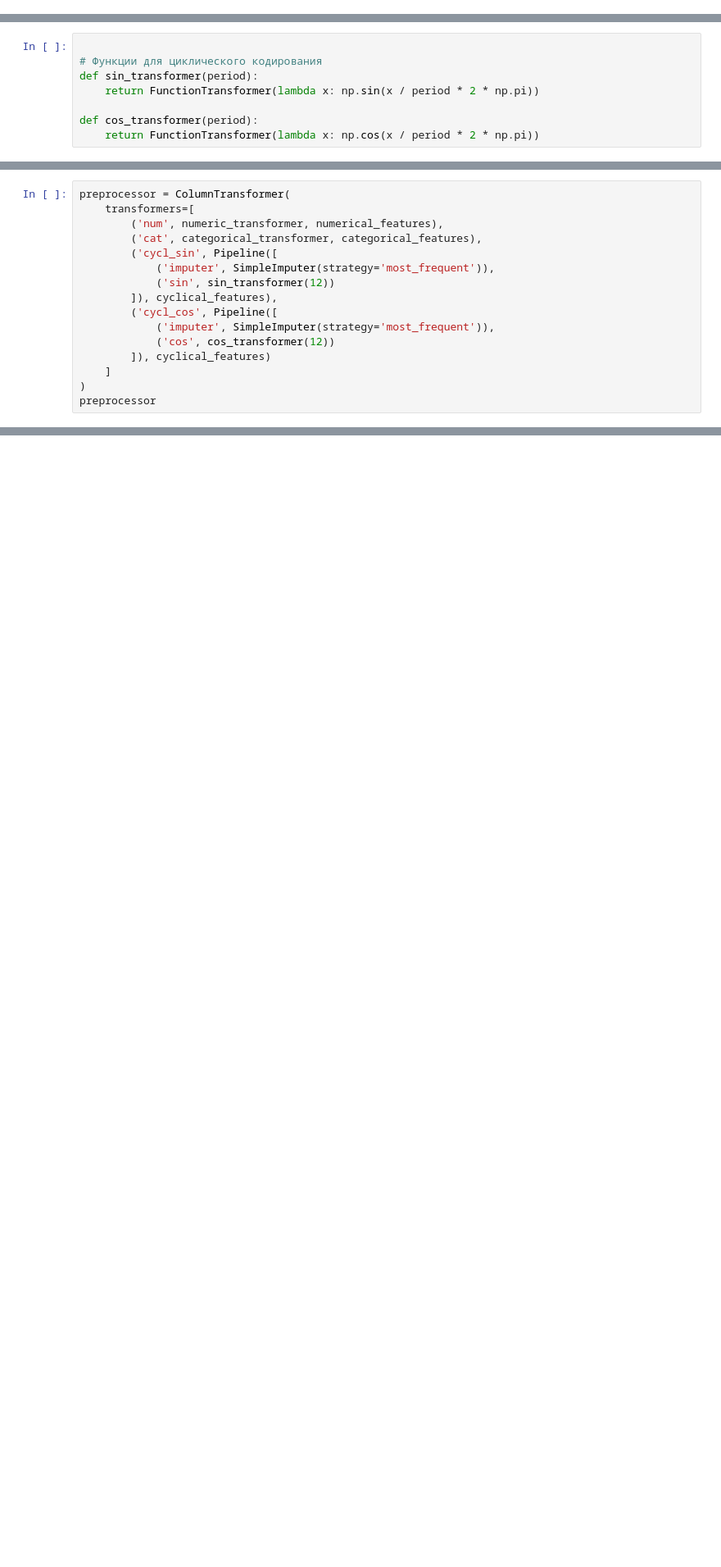
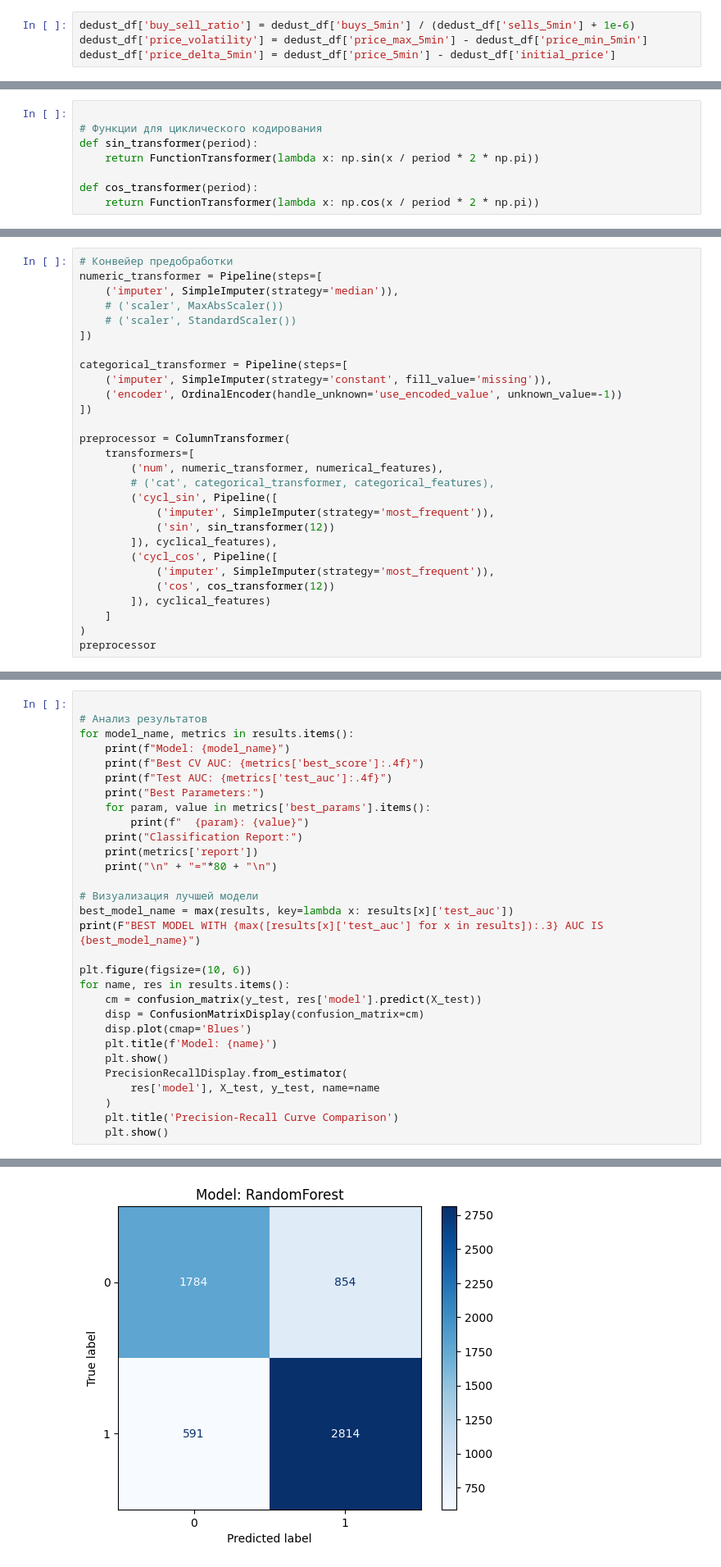
Before and after one commit to YaremusDima/diploma-master, a Jupyter notebook: learn.ipynb, the cells around one changed output, grey strips where cells are left out. Shown at 82% size. Drawn from its saved outputs; the diff is of its cells as text; blank space fills up the shorter version.

```diff
--- a/learn.ipynb
+++ b/learn.ipynb
@@ -119,3 +529,7 @@ df['is_pool_creator'] = df['pool_first_tx_sender'] == df['jetton_first_tx_sender
+# %%
+dedust_df['buy_sell_ratio'] = dedust_df['buys_5min'] / (dedust_df['sells_5min'] + 1e-6)
+dedust_df['price_volatility'] = dedust_df['price_max_5min'] - dedust_df['price_min_5min']
+dedust_df['price_delta_5min'] = dedust_df['price_5min'] - dedust_df['initial_price']
 # %% [markdown]
 # Learn
 # %%
@@ -433,8 +599,20 @@ Likely causes:
 # %%
+# Конвейер предобработки
+numeric_transformer = Pipeline(steps=[
+    ('imputer', SimpleImputer(strategy='median')),
+    # ('scaler', MaxAbsScaler())
+    # ('scaler', StandardScaler())
+])
+
+categorical_transformer = Pipeline(steps=[
+    ('imputer', SimpleImputer(strategy='constant', fill_value='missing')),
+    ('encoder', OrdinalEncoder(handle_unknown='use_encoded_value', unknown_value=-1))
+])
+
 preprocessor = ColumnTransformer(
     transformers=[
         ('num', numeric_transformer, numerical_features),
-        ('cat', categorical_transformer, categorical_features),
+        # ('cat', categorical_transformer, categorical_features),
         ('cycl_sin', Pipeline([
             ('imputer', SimpleImputer(strategy='most_frequent')),
             ('sin', sin_transformer(12))
@@ -466,0 +766,31 @@ ColumnTransformer(transformers=[('num',
+# %%
+
+# Анализ результатов
+for model_name, metrics in results.items():
+    print(f"Model: {model_name}")
+    print(f"Best CV AUC: {metrics['best_score']:.4f}")
+    print(f"Test AUC: {metrics['test_auc']:.4f}")
+    print("Best Parameters:")
+    for param, value in metrics['best_params'].items():
+        print(f"  {param}: {value}")
+    print("Classification Report:")
+    print(metrics['report'])
+    print("\n" + "="*80 + "\n")
+
+# Визуализация лучшей модели
+best_model_name = max(results, key=lambda x: results[x]['test_auc'])
+print(F"BEST MODEL WITH {max([results[x]['test_auc'] for x in results]):.3} AUC IS {best_model_name}")
+
+plt.figure(figsize=(10, 6))
+for name, res in results.items():
+    cm = confusion_matrix(y_test, res['model'].predict(X_test))
+    disp = ConfusionMatrixDisplay(confusion_matrix=cm)
+    disp.plot(cmap='Blues')
+    plt.title(f'Model: {name}')
+    plt.show()
+    PrecisionRecallDisplay.from_estimator(
+        res['model'], X_test, y_test, name=name
+    )
+    plt.title('Precision-Recall Curve Comparison')
+    plt.show()
+# %% [output]
@@ -466,0 +815 @@ ColumnTransformer(transformers=[('num',
+[figure, added]
```
Also changed, not shown: parts of 72 cells of this notebook.
